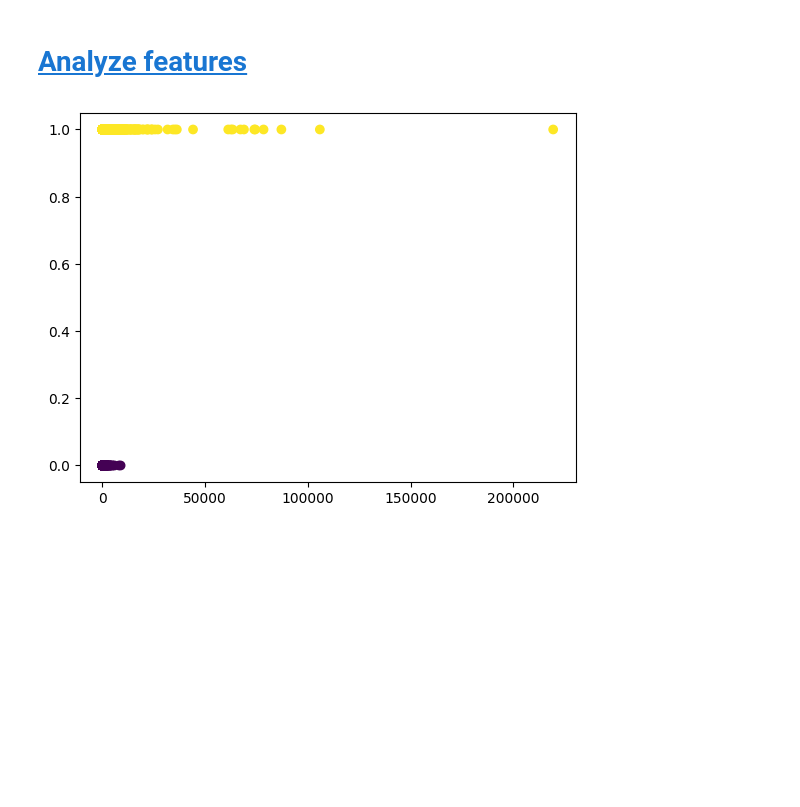
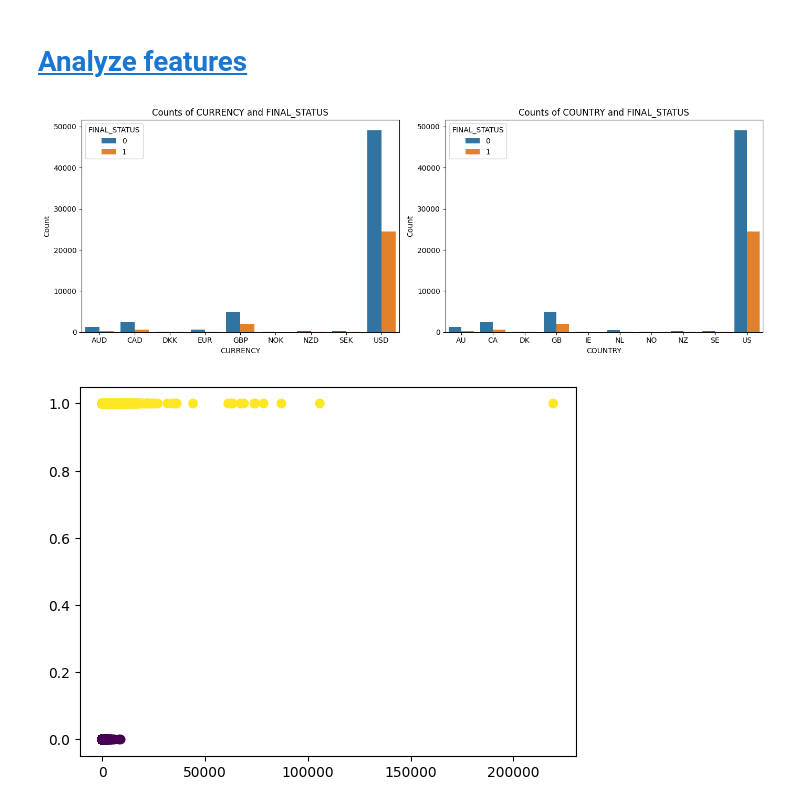
Before and after one commit to SimeonHristov99/kcikstarter, a Jupyter notebook: 01_Scripts/02_Univariate_analysis.ipynb, the cells around one changed output. Saved outputs shown, nothing was run; the diff lists cells and outputs as text; code cells hidden in the pictures; blank space fills up the shorter version.

```diff
--- a/01_Scripts/02_Univariate_analysis.ipynb
+++ b/01_Scripts/02_Univariate_analysis.ipynb
@@ -161,6 +184,25 @@ corr_df
 64 rows × 4 columns
 # %% [markdown]
 # <a id='toc5_'></a>[Analyze features](#toc0_)
+# %%
+fig, (ax1, ax2) = plt.subplots(1, 2, figsize=(14, 5))
+
+counts1 = df_train.groupby(['CURRENCY', 'FINAL_STATUS']).size().reset_index(name='Count')
+sns.barplot(data=counts1, x='CURRENCY', y='Count', hue='FINAL_STATUS', ax=ax1)
+ax1.set_xlabel('CURRENCY')
+ax1.set_ylabel('Count')
+ax1.set_title('Counts of CURRENCY and FINAL_STATUS')
+
+counts2 = df_train.groupby(['COUNTRY', 'FINAL_STATUS']).size().reset_index(name='Count')
+sns.barplot(data=counts2, x='COUNTRY', y='Count', hue='FINAL_STATUS', ax=ax2)
+ax2.set_xlabel('COUNTRY')
+ax2.set_ylabel('Count')
+ax2.set_title('Counts of COUNTRY and FINAL_STATUS')
+
+plt.tight_layout()
+plt.show()
+# %% [output]
+[figure, added]
 # %%
 plt.scatter(df_train['BACKERS_COUNT'], df_train['FINAL_STATUS'], c=df_train['FINAL_STATUS'])
 plt.show()
```
Also changed, not shown: parts of 6 cells of this notebook, 3 other files.
